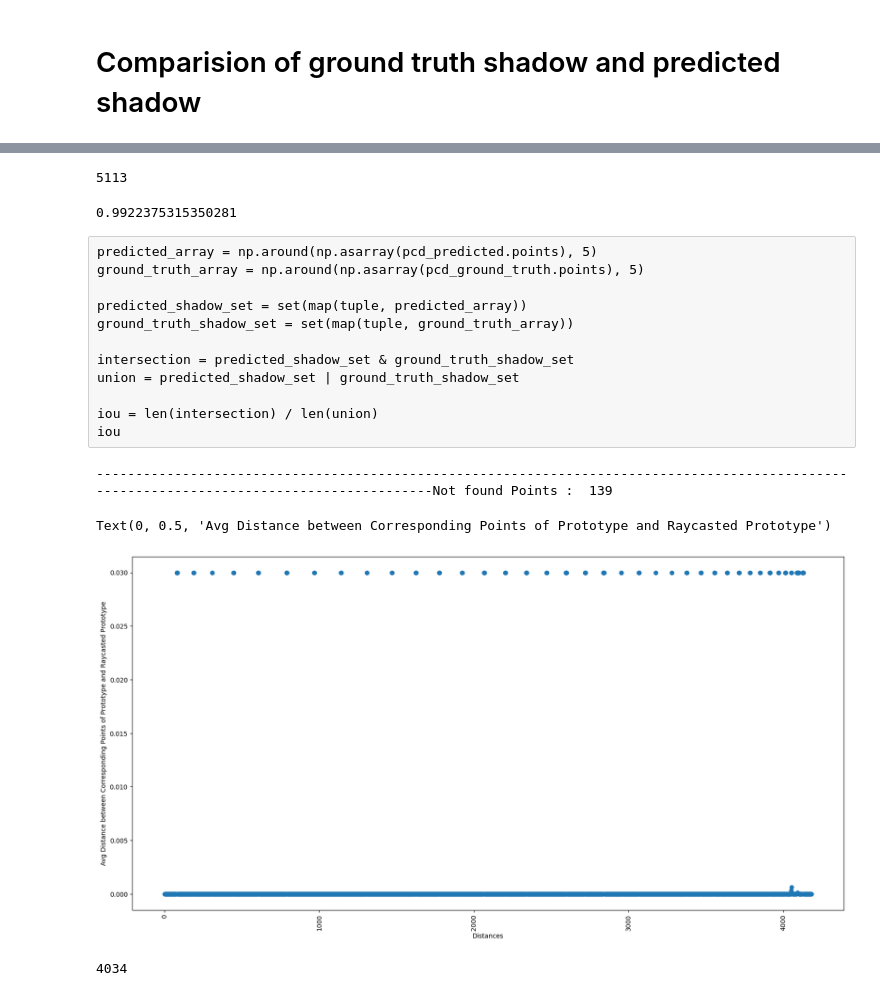
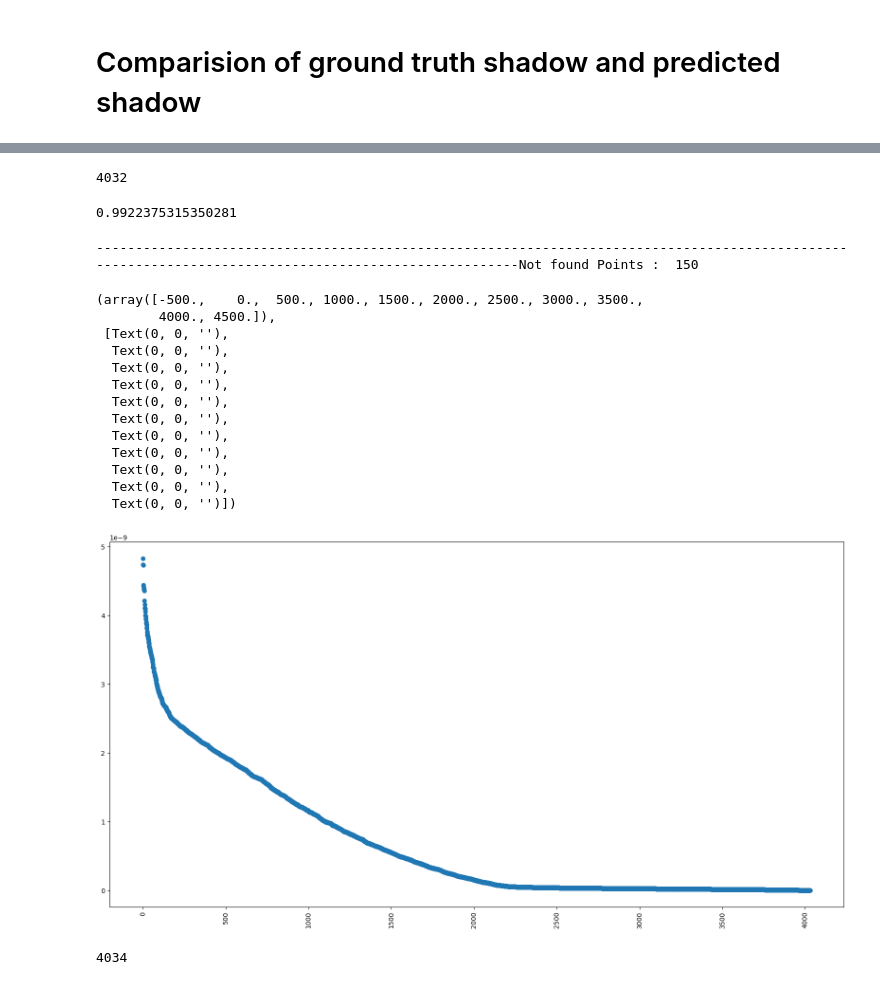
Before and after one commit to bisalgt/spawn_objects_in_carla, a Jupyter notebook: notebooks/comparision between prototype and raycasted prototype.ipynb, the cells around one changed output, grey strips where cells are left out. Drawn from its saved outputs; the diff is of its cells as text; code cells hidden in the pictures.

Commit message:
Evaluation of project graphs revisited

```diff
--- a/notebooks/comparision between prototype and raycasted prototype.ipynb
+++ b/notebooks/comparision between prototype and raycasted prototype.ipynb
@@ -596,7 +596,7 @@ import open3d as o3d
 
 
 ground_truth_shadow = "../../interactive_pcd_lib/feb18/ground_truth_casted_shadow_on_roi.ply"
-predicted_shadow = "../../interactive_pcd_lib/feb18/predicted_casted_shadow_on_roi.ply"
+predicted_shadow = "../../interactive_pcd_lib/feb18/pcd_in_roi_where_rays_not_intersect_with_surface.ply"
 
 
 pcd_ground_truth = o3d.io.read_point_cloud(ground_truth_shadow)
@@ -615,7 +615,7 @@ for point_predicted in pcd_predicted.points:
     if len(dist) == 0: # if nearest neighbour not found add a large distance
         print("-", end="")
         not_found_points_count += 1
-        distances.append(0.03)
+        # distances.append(0.03)
     else:
         # distances.append(math.sqrt(np.asarray(dist)[0]))
         # distances.append(np.asarray(dist)[0])
@@ -626,8 +626,8 @@ for point_predicted in pcd_predicted.points:
 print("Not found Points : ", not_found_points_count)
 
 plt.figure(figsize=(20, 10))
-plt.scatter(list(range(len(distances))), distances)
-plt.xlabel("Distances")
+plt.scatter(list(range(len(distances))), sorted(distances, reverse=True))
+plt.xlabel("Point Index")
 plt.xticks(rotation=90)
 plt.ylabel("Avg Distance between Corresponding Points of Prototype and Raycasted Prototype")
 # %% [output]
@@ -645,23 +645,11 @@ found_points = len(distances[distances < 0.00001])
 # %%
 found_points
 # %% [output]
-5113
+4032
 # %%
 5113/ 5153
 # %% [output]
 0.9922375315350281
-# %% [raw]
-predicted_array = np.around(np.asarray(pcd_predicted.points), 5)
-ground_truth_array = np.around(np.asarray(pcd_ground_truth.points), 5)
-
-predicted_shadow_set = set(map(tuple, predicted_array))
-ground_truth_shadow_set = set(map(tuple, ground_truth_array))
-
-intersection = predicted_shadow_set & ground_truth_shadow_set
-union = predicted_shadow_set | ground_truth_shadow_set
-
-iou = len(intersection) / len(union)
-iou
 # %%
 
 import math
@@ -671,44 +659,56 @@ import open3d as o3d
 
 
 ground_truth_shadow = "../../interactive_pcd_lib/feb18/ground_truth_casted_shadow_on_roi.ply"
-predicted_shadow = "../../interactive_pcd_lib/feb18/predicted_casted_shadow_on_roi.ply"
+predicted_shadow = "../../interactive_pcd_lib/feb18/pcd_in_roi_where_rays_not_intersect_with_surface.ply"
 
 
 pcd_ground_truth = o3d.io.read_point_cloud(ground_truth_shadow)
 pcd_predicted = o3d.io.read_point_cloud(predicted_shadow)
 
 radius = 0.03
 max_nn = 1
 
 not_found_points_list = []
 distances = []
 not_found_points_count = 0
 pcd_tree = o3d.geometry.KDTreeFlann(pcd_predicted)
 for point_ground_truth in pcd_ground_truth.points:
     k, idx, dist = pcd_tree.search_hybrid_vector_3d(point_ground_truth, radius=radius, max_nn=max_nn)
     # print(k,idx, dist)
     if len(dist) == 0: # if nearest neighbour not found add a large distance
         print("-", end="")
         not_found_points_count += 1
-        distances.append(0.03)
+        # distances.append(0.03)
     else:
         # distances.append(math.sqrt(np.asarray(dist)[0]))
         # distances.append(np.asarray(dist)[0])
         temp_avg_dist = np.asarray(dist).sum()/ len(dist)
         distances.append(temp_avg_dist)
 
 
 print("Not found Points : ", not_found_points_count)
 
 plt.figure(figsize=(20, 10))
-plt.scatter(list(range(len(distances))), distances)
-plt.xlabel("Distances")
+plt.scatter(list(range(len(distances))), sorted(distances, reverse=True))
+# plt.xlabel("Point Index")
 plt.xticks(rotation=90)
-plt.ylabel("Avg Distance between Corresponding Points of Prototype and Raycasted Prototype")
+# plt.ylabel("Avg Distance between Corresponding Points of Prototype and Raycasted Prototype")
 # %% [output]
--------------------------------------------------------------------------------------------------------------------------------------------Not found Points :  139
+------------------------------------------------------------------------------------------------------------------------------------------------------Not found Points :  150
-Text(0, 0.5, 'Avg Distance between Corresponding Points of Prototype and Raycasted Prototype')
+(array([-500.,    0.,  500., 1000., 1500., 2000., 2500., 3000., 3500.,
+        4000., 4500.]),
+ [Text(0, 0, ''),
+  Text(0, 0, ''),
+  Text(0, 0, ''),
+  Text(0, 0, ''),
+  Text(0, 0, ''),
+  Text(0, 0, ''),
+  Text(0, 0, ''),
+  Text(0, 0, ''),
+  Text(0, 0, ''),
+  Text(0, 0, ''),
+  Text(0, 0, '')])
-[figure, old version]
+[figure, new version]
 # %%
 distances = np.asarray(distances)
 found_points = len(distances[distances < 0.00001])
```
Also changed, not shown: parts of 22 cells of this notebook.
